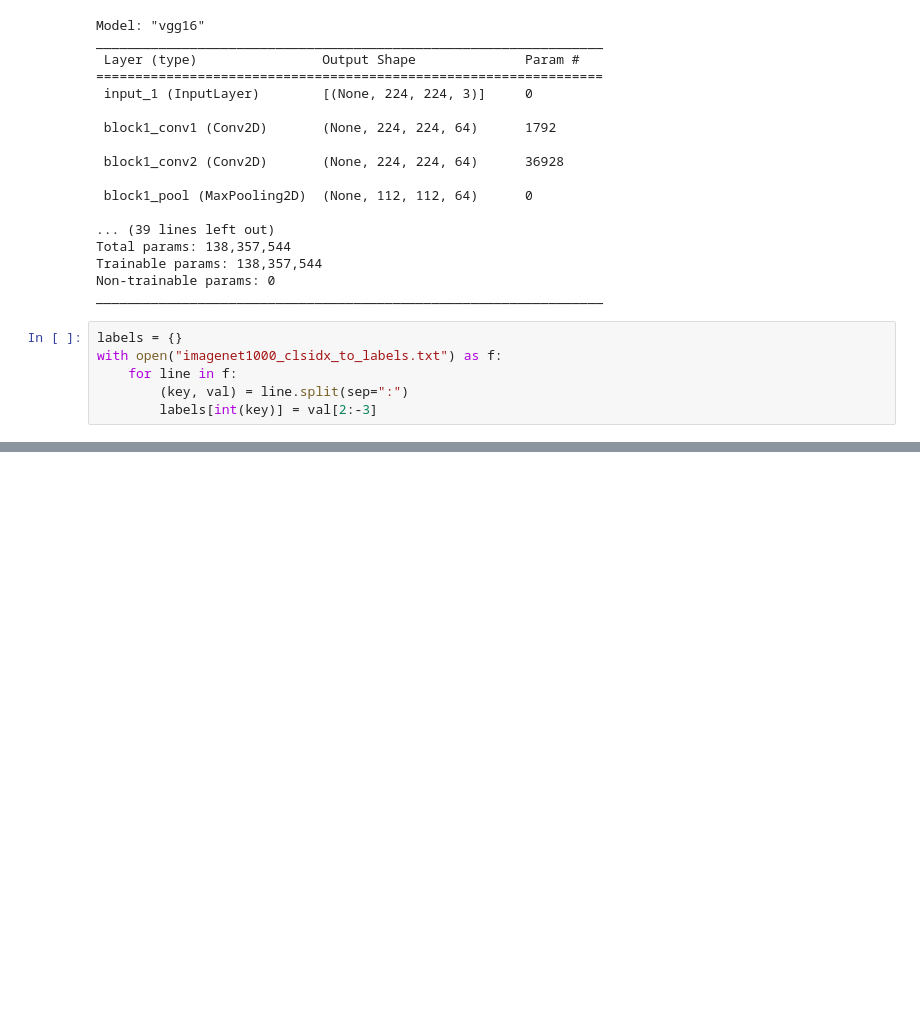
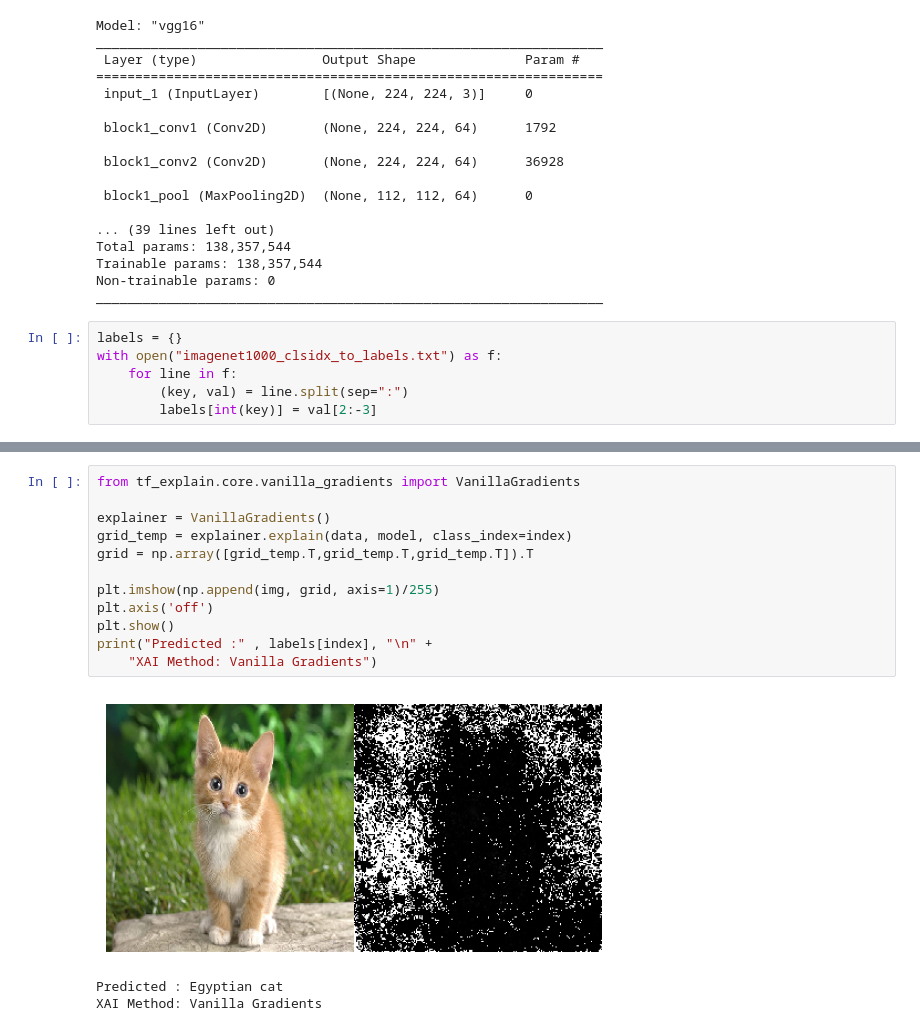
Before and after one commit to juhonamnam/data-analysis, a Jupyter notebook: xai/xai.ipynb, the cells around one changed output, grey strips where cells are left out. Saved outputs shown, nothing was run; the diff lists cells and outputs as text; blank space fills up the shorter version.

```diff
--- a/xai/xai.ipynb
+++ b/xai/xai.ipynb
@@ -64,0 +91,16 @@ ImportError: TF-explain requires Opencv. Install Opencv via `pip install opencv-
+# %%
+from tf_explain.core.vanilla_gradients import VanillaGradients
+
+explainer = VanillaGradients()
+grid_temp = explainer.explain(data, model, class_index=index)
+grid = np.array([grid_temp.T,grid_temp.T,grid_temp.T]).T
+
+plt.imshow(np.append(img, grid, axis=1)/255)
+plt.axis('off')
+plt.show()
+print("Predicted :" , labels[index], "\n" +
+    "XAI Method: Vanilla Gradients")
+# %% [output]
+[figure, added]
+Predicted : Egyptian cat
+XAI Method: Vanilla Gradients
```
Also changed, not shown: parts of 7 cells of this notebook, 2 other files.
